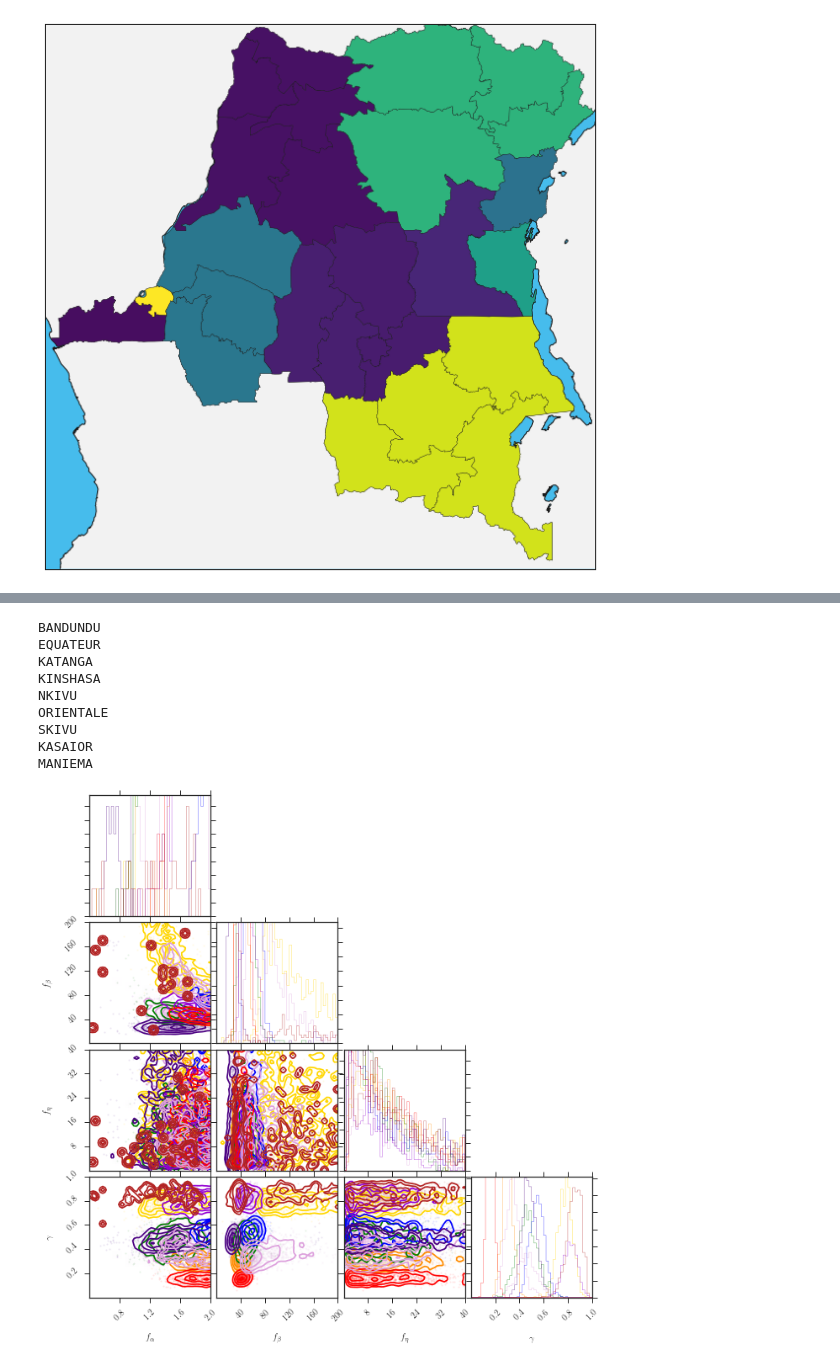
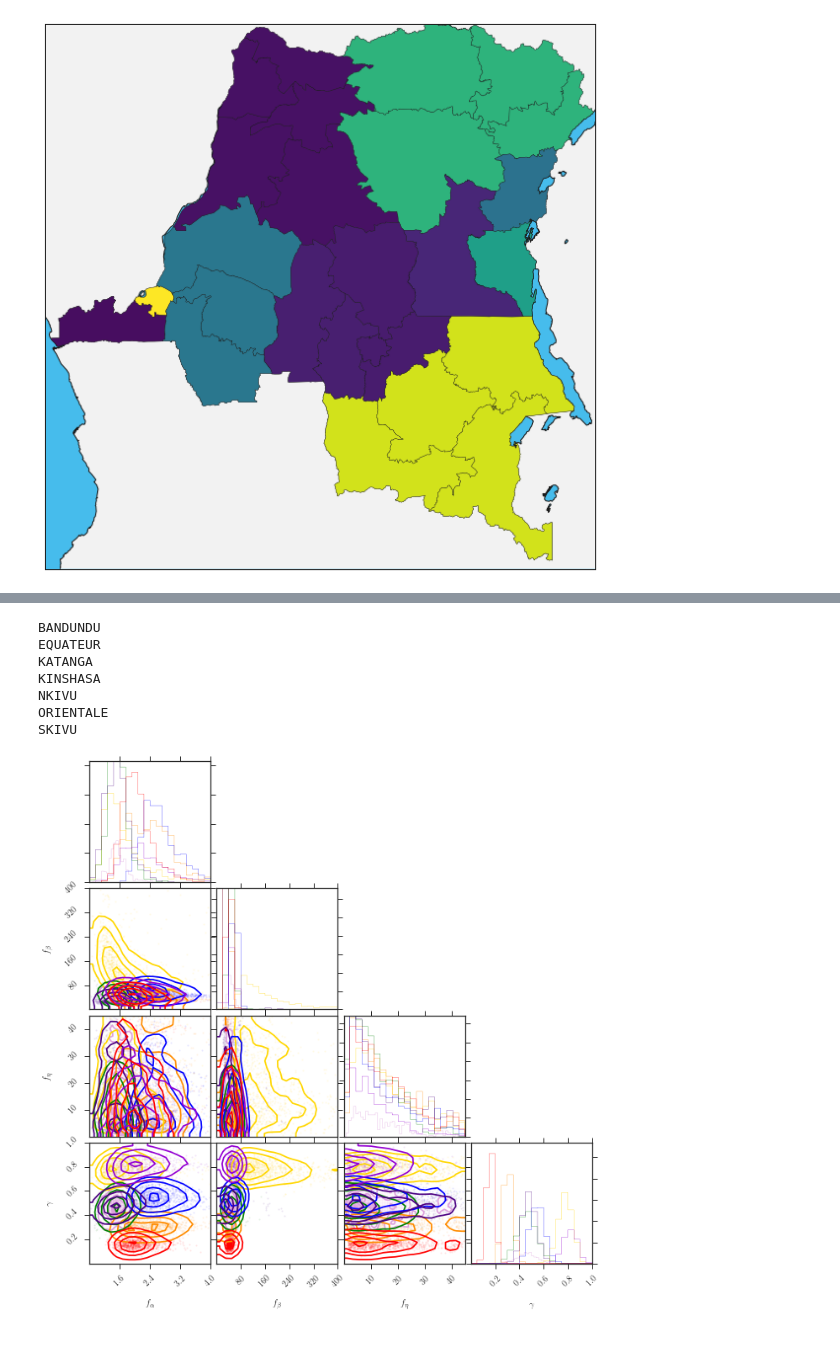
Before and after one commit to lmaesampson/CompetingRates, a Jupyter notebook: Code/Figures.ipynb, the cells around one changed output, grey strips where cells are left out. Drawn from its saved outputs; the diff is of its cells as text; code cells hidden in the pictures.

```diff
--- a/Code/Figures.ipynb
+++ b/Code/Figures.ipynb
@@ -1244,10 +1269,10 @@ plt.savefig("RiskMap_alldata.png",dpi=100,bbox_inches='tight')
 #2-d posteriors for a subset of the parameters (vacc. hazard)
 burnin = 1000
 loc_subset = ['BANDUNDU', 'EQUATEUR', 'KATANGA', 'KINSHASA', 'NKIVU', 'ORIENTALE',\
-              'SKIVU', 'KASAIOCC', 'KASAIOR', 'MANIEMA']
+              'SKIVU']
 color = ['darkorange', 'gold', 'green', 'blue', 'indigo', 'darkviolet', 'red', 'grey', 'plum', 'firebrick']
 
-ranges = [(1.,11.),(10.,22.),(0.8,3.0)]
+ranges = [(1.,11.),(10.,22.),(0.8,3.5)]
 samples = []
 i = 0
 for line in open('chains/BFtest/KATANGA/chain_1.txt','r'):
@@ -1276,7 +1301,7 @@ for prov in loc_subset:
     samples = samples.astype(float)
     csamp = samples[-1000:,0:3].copy()
     #corner.corner(csamp,range=ranges,no_fill_contours=True,bins=50,plot_density=False,plot_countours=False,color=c,fig=fig)
-    corner.corner(csamp,range=ranges,no_fill_contours=True,bins=50,smooth=True,plot_density=False,plot_countours=False,color=c,fig=fig)
+    corner.corner(csamp,range=ranges,no_fill_contours=True,smooth=True,plot_density=False,plot_countours=False,color=c,fig=fig)
     j += 1
 
 fig.savefig('cornerplotvparams.pdf')
@@ -1297,10 +1319,10 @@ MANIEMA
 burnin = 1000
 loc_subset = locs
 loc_subset = ['BANDUNDU', 'EQUATEUR', 'KATANGA', 'KINSHASA', 'NKIVU', 'ORIENTALE',\
-              'SKIVU', 'KASAIOR', 'MANIEMA']
+              'SKIVU']
 color = ['darkorange', 'gold', 'green', 'blue', 'indigo', 'darkviolet', 'red', 'plum', 'firebrick']
 
-ranges = [(0.4,2.),(0.,200.),(0.,40.),(0.,1.)]
+ranges = [(0.8,4.),(0.,400.),(0.,45.),(0.,1.)]
 samples = []
 i = 0
 for line in open('chains/BFtest/KATANGA/chain_1.txt','r'):
@@ -1312,34 +1334,32 @@ samples = np.array(samples)
 samples = samples.astype(float)
 csamp = samples[-500:,3:7].copy()
 fig = corner.corner(csamp,normed=True,color='plum',smooth=True,labels=[r"$f_\alpha$", r"$f_\beta$", r"$f_\eta$",r"$\gamma$"], \
                     bins=50,range=ranges)
 
 j = 0
 for prov in loc_subset:
     print prov
     samples = []
     c = color[j]
     i = 0
     for line in open('chains/BFtest/'+prov+'/chain_1.txt','r'):
         sample = line.split()
         if i> burnin:
             samples.append(sample)
         i += 1
     samples = np.array(samples)
     samples = samples.astype(float)
     csamp = samples[-1000:,3:7].copy()
-    corner.corner(csamp,range=ranges,no_fill_contours=True,bins=50,smooth=True,plot_density=False,plot_countours=False,color=c,fig=fig)
+    corner.corner(csamp,range=ranges,no_fill_contours=True,smooth=True,plot_density=False,plot_countours=False,color=c,fig=fig)
     j += 1
 
 fig.savefig('cornerplotfparams.pdf')
 # %% [output]
 BANDUNDU
 EQUATEUR
 KATANGA
 KINSHASA
 NKIVU
 ORIENTALE
 SKIVU
-KASAIOR
-MANIEMA
-[figure, old version]
+[figure, new version]
```
Also changed, not shown: parts of 9 cells of this notebook, 30 other files.
